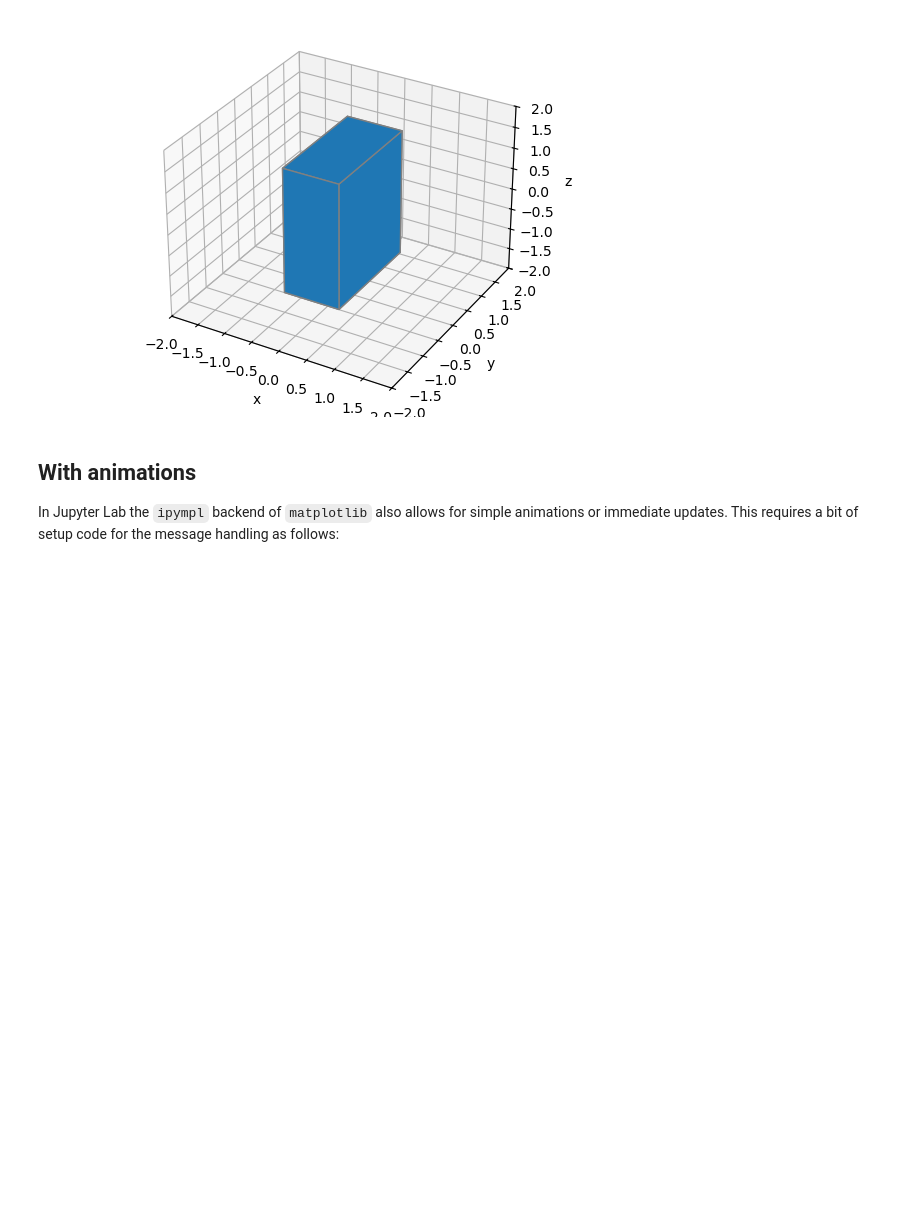
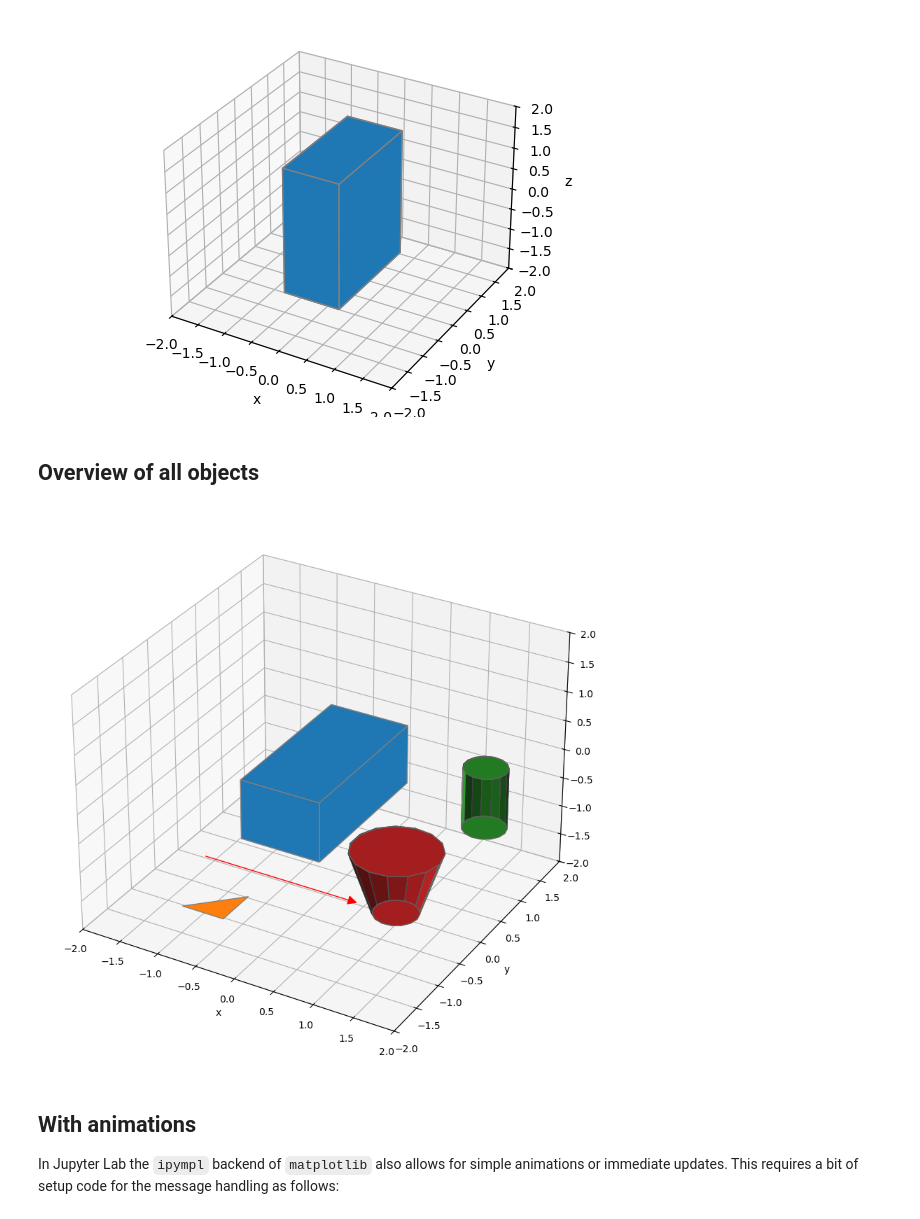
Before and after one commit to asteppke/minigeo, a Jupyter notebook: examples/geometry_examples_matplotlib.ipynb, the cells around one changed output. Cells and saved outputs as stored; diff of their text form; code cells hidden in the pictures; blank space fills up the shorter version.

```diff
--- a/examples/geometry_examples_matplotlib.ipynb
+++ b/examples/geometry_examples_matplotlib.ipynb
@@ -136,3 +136,33 @@ Transform().translate([2, 0, 0]) @ cylinder
 # %%
 line = mgeo.MplLine(ax, [-1, -1, -1], [1, -1, -1], color="red")
 Transform().translate([0, 0, 1]) @ line
+# %% [markdown]
+## Overview of all objects
+# %%
+fig = plt.figure(figsize=(8, 8), constrained_layout=True)
+
+ax = fig.add_subplot(
+    111,
+    projection="3d",
+    computed_zorder=False,
+)
+ax.set_xlim((-2, 2))
+ax.set_ylim((-2, 2))
+ax.set_zlim((-2, 2))
+ax.set_xlabel("x")
+ax.set_ylabel("y")
+ax.set_zlabel("z")
+
+center = [0, 0, 0]
+box = mgeo.MplBox(ax, center, (1, 2, 1))
+poly = mgeo.MplPoly(ax, [0, -3, 0], [[0,0,0], [0.5,0.5,0], [0.5,0,0]], color='C1')
+line = mgeo.MplLine(ax, [-1, -1, -1], [1, -1, -1], color="red", arrow_tip=True)
+
+center = [0, 0, 0]
+radius = 0.25
+height = 1
+cylinder = mgeo.MplCylinder(ax, [1,0,0], (radius, height), color="C2")
+
+cylinder = mgeo.MplCone(ax, [1,-1,0], lower_radius=0.25, upper_radius=0.5, height=1, color="C3")
+# %% [output]
+[figure, added]
```
Also changed, not shown: parts of 8 cells of this notebook, 3 other files.
